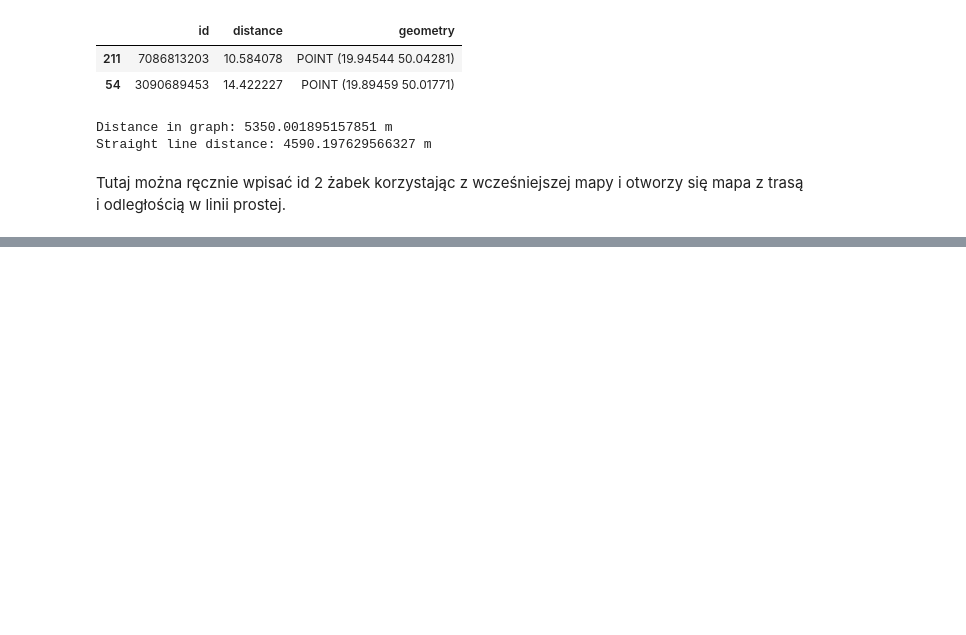
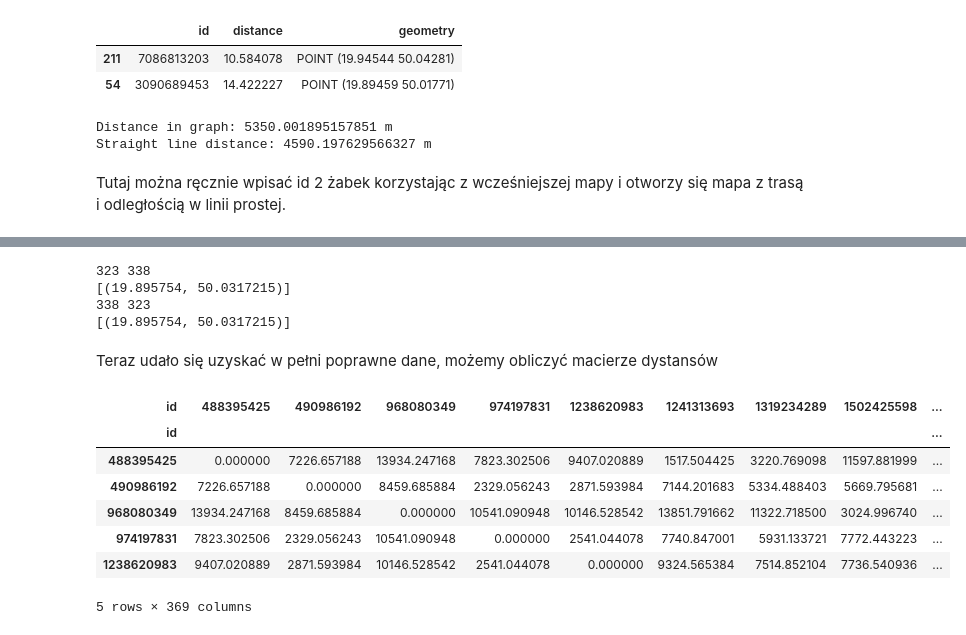
Before and after one commit to Krzysiaczek-kris/Algorytm-Genetyczny, a Jupyter notebook: Matrix_distances.ipynb, the cells around one changed output, grey strips where cells are left out. Drawn from its saved outputs; the diff is of its cells as text; code cells hidden in the pictures; blank space fills up the shorter version.

```diff
--- a/Matrix_distances.ipynb
+++ b/Matrix_distances.ipynb
@@ -291,0 +388,68 @@ path_matrix_df.head()
+# %%
+path_matrix_df = pd.read_pickle('path_matrix_df.pkl')
+#check if all values are LineString
+for i in range(path_matrix_df.shape[0]):
+    for j in range(path_matrix_df.shape[1]):
+        if path_matrix_df.iloc[i, j] != 0:
+            if not isinstance(path_matrix_df.iloc[i, j], LineString):
+                print(i, j)
+                print(path_matrix_df.iloc[i, j])
+                break
+# %% [output]
+323 338
+[(19.895754, 50.0317215)]
+338 323
+[(19.895754, 50.0317215)]
+# %%
+#ponownie ta sama sytuacja
+id1 = neares_gdf.iloc[323]['id']
+id2 = neares_gdf.iloc[338]['id']
+id_to_remove = min(id1, id2)
+neares_gdf = neares_gdf[neares_gdf['id'] != id_to_remove]
+neares_gdf.reset_index(drop=True, inplace=True)
+zabki_gdf = zabki_gdf[zabki_gdf['id'] != id_to_remove]
+zabki_gdf.reset_index(drop=True, inplace=True)
+path_matrix_df.drop(columns=id_to_remove, index=id_to_remove, inplace=True)
+# zapis zmian
+neares_gdf.to_file('nearest.geojson', driver='GeoJSON')
+path_matrix_df.to_pickle('path_matrix_df.pkl')
+zabki_gdf.to_file('zabki_krakow.geojson', driver='GeoJSON')
+# %%
+path_matrix_df = pd.read_pickle('path_matrix_df.pkl')
+#check if all values are LineString
+for i in range(path_matrix_df.shape[0]):
+    for j in range(path_matrix_df.shape[1]):
+        if path_matrix_df.iloc[i, j] != 0:
+            if not isinstance(path_matrix_df.iloc[i, j], LineString):
+                print(i, j)
+                print(path_matrix_df.iloc[i, j])
+                break
+# %% [markdown]
+Teraz udało się uzyskać w pełni poprawne dane, możemy obliczyć macierze dystansów
+# %%
+#distance matrix
+distance_matrix = np.zeros((neares_gdf.shape[0], neares_gdf.shape[0]))
+for i in tqdm.tqdm(range(neares_gdf.shape[0])):
+    for j in range(neares_gdf.shape[0]):
+        if i == j:
+            distance_matrix[i, j] = 0
+        if i >= j:
+            continue
+        path = path_matrix_df.loc[neares_gdf.iloc[i]['id'], neares_gdf.iloc[j]['id']]
+        distance = 0
+        for k in range(len(path.coords) - 1):
+            distance += G[path.coords[k]][path.coords[k + 1]]['weight']
+        distance_matrix[i, j] = distance
+        distance_matrix[j, i] = distance
+distance_matrix_df = pd.DataFrame(distance_matrix, index=neares_gdf['id'], columns=neares_gdf['id'])
+# %%
+distance_matrix_df.head()
+# %% [output]
+| id | 488395425 | 490986192 | 968080349 | 974197831 | 1238620983 | 1241313693 | 1319234289 | 1502425598 | ... |
+| id |  |  |  |  |  |  |  |  | ... |
+| 488395425 | 0.000000 | 7226.657188 | 13934.247168 | 7823.302506 | 9407.020889 | 1517.504425 | 3220.769098 | 11597.881999 | ... |
+| 490986192 | 7226.657188 | 0.000000 | 8459.685884 | 2329.056243 | 2871.593984 | 7144.201683 | 5334.488403 | 5669.795681 | ... |
+| 968080349 | 13934.247168 | 8459.685884 | 0.000000 | 10541.090948 | 10146.528542 | 13851.791662 | 11322.718500 | 3024.996740 | ... |
+| 974197831 | 7823.302506 | 2329.056243 | 10541.090948 | 0.000000 | 2541.044078 | 7740.847001 | 5931.133721 | 7772.443223 | ... |
+| 1238620983 | 9407.020889 | 2871.593984 | 10146.528542 | 2541.044078 | 0.000000 | 9324.565384 | 7514.852104 | 7736.540936 | ... |
+5 rows × 369 columns
```
Also changed, not shown: parts of 16 cells of this notebook, 2 other files.
